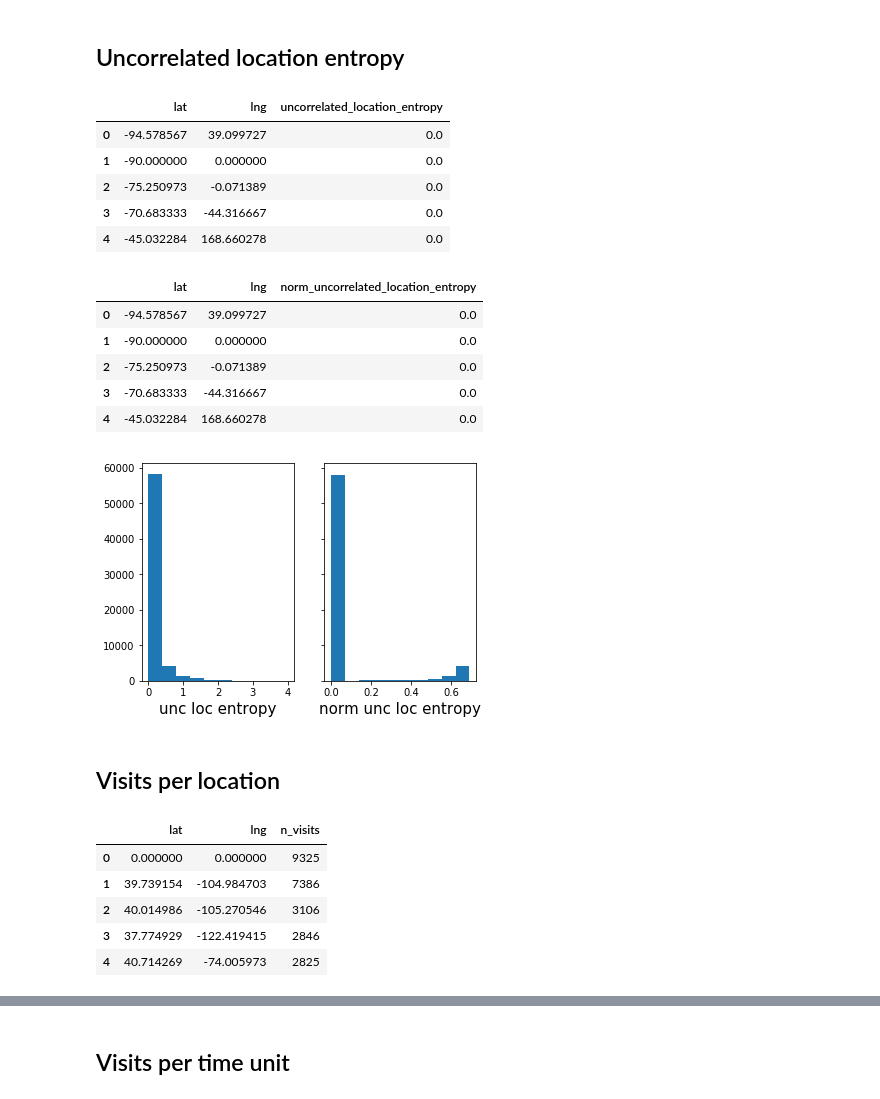
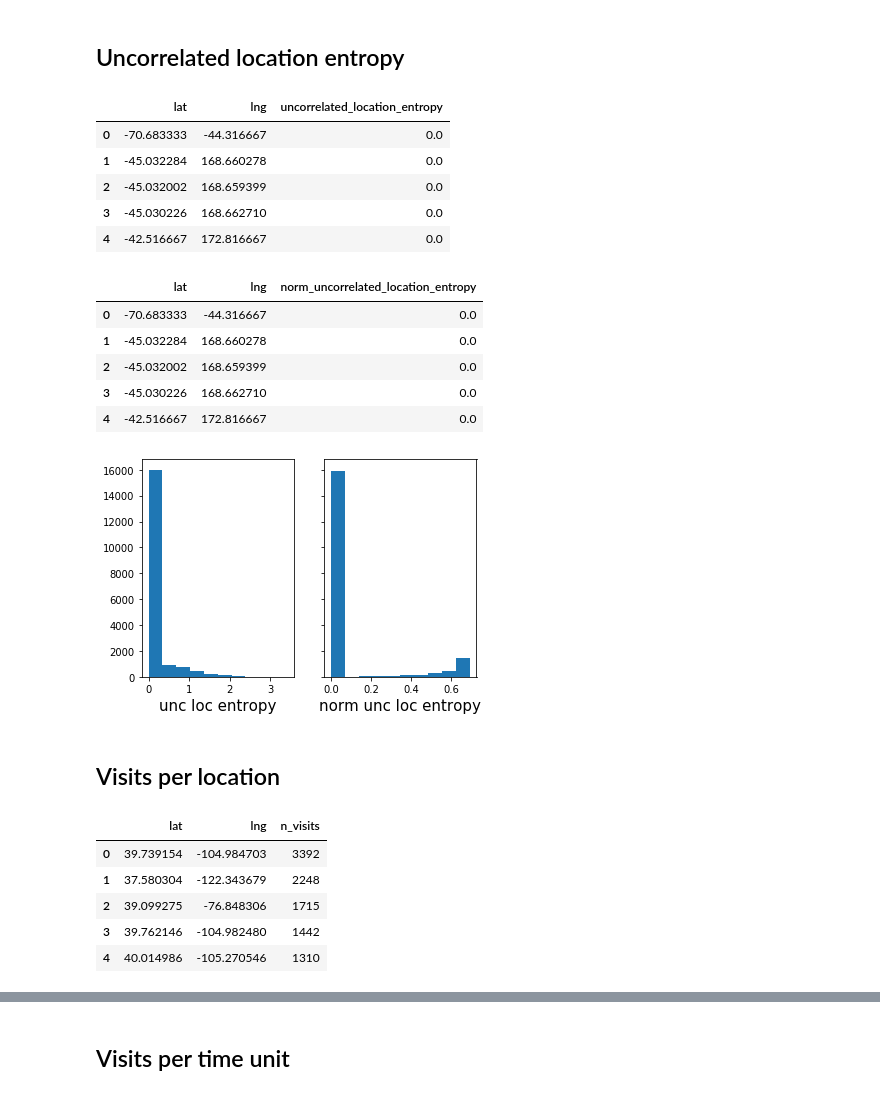
Before and after one commit to scikit-mobility/scikit-mobility, a Jupyter notebook: tutorial/2_measures_skmob_tutorial.ipynb, the cells around one changed output, grey strips where cells are left out. Cells and saved outputs as stored; diff of their text form; code cells hidden in the pictures.

```diff
--- a/tutorial/2_measures_skmob_tutorial.ipynb
+++ b/tutorial/2_measures_skmob_tutorial.ipynb
@@ -39,0 +25,14 @@ tdf.head()
+# %%
+# we download the dataset into a pandas DataFrame
+url = "https://snap.stanford.edu/data/loc-brightkite_totalCheckins.txt.gz"
+df = pd.read_csv(url, sep='\t', header=0, nrows=100000,
+                 names=['user', 'check-in_time',
+                        "latitude", "longitude",
+                        "location id"])
+
+# We then convert the pandas DataFrame into an skmob TrajDataFrame
+tdf = skmob.TrajDataFrame(df, latitude='latitude',
+                          longitude='longitude',
+                          datetime='check-in_time',
+                          user_id='user')
+tdf.head()
@@ -48,3 +51,0 @@ To speed up computations we select just 1000 users
-# %%
-tdf = tdf[tdf.uid < 1000]
-len(tdf)
@@ -382,25 +362,25 @@ m
 # %%
 from skmob.measures.collective import uncorrelated_location_entropy
 # %%
-ule_df = uncorrelated_location_entropy(tdf)
+ule_df = uncorrelated_location_entropy(tdf, show_progress=False)
 ule_df.head()
 # %% [output]
 |  | lat | lng | uncorrelated_location_entropy |
-| 0 | -94.578567 | 39.099727 | 0.0 |
-| 1 | -90.000000 | 0.000000 | 0.0 |
-| 2 | -75.250973 | -0.071389 | 0.0 |
-| 3 | -70.683333 | -44.316667 | 0.0 |
-| 4 | -45.032284 | 168.660278 | 0.0 |
+| 0 | -70.683333 | -44.316667 | 0.0 |
+| 1 | -45.032284 | 168.660278 | 0.0 |
+| 2 | -45.032002 | 168.659399 | 0.0 |
+| 3 | -45.030226 | 168.662710 | 0.0 |
+| 4 | -42.516667 | 172.816667 | 0.0 |
 # %%
 nule_df = uncorrelated_location_entropy(tdf, normalize=True)
 nule_df.head()
 # %% [output]
 |  | lat | lng | norm_uncorrelated_location_entropy |
-| 0 | -94.578567 | 39.099727 | 0.0 |
-| 1 | -90.000000 | 0.000000 | 0.0 |
-| 2 | -75.250973 | -0.071389 | 0.0 |
-| 3 | -70.683333 | -44.316667 | 0.0 |
-| 4 | -45.032284 | 168.660278 | 0.0 |
+| 0 | -70.683333 | -44.316667 | 0.0 |
+| 1 | -45.032284 | 168.660278 | 0.0 |
+| 2 | -45.032002 | 168.659399 | 0.0 |
+| 3 | -45.030226 | 168.662710 | 0.0 |
+| 4 | -42.516667 | 172.816667 | 0.0 |
 # %%
 fig, (ax1, ax2) = plt.subplots(1, 2, sharey=True)
 
@@ -412,7 +392,7 @@ ax2.set_xlabel('norm unc loc entropy', fontsize=15)
 
 plt.show()
 # %% [output]
-[figure, old version]
+[figure, new version]
 # %% [markdown]
 ## Visits per location
 # %%
@@ -422,11 +402,11 @@ vpl_df = visits_per_location(tdf)
 vpl_df.head()
 # %% [output]
 |  | lat | lng | n_visits |
-| 0 | 0.000000 | 0.000000 | 9325 |
-| 1 | 39.739154 | -104.984703 | 7386 |
-| 2 | 40.014986 | -105.270546 | 3106 |
-| 3 | 37.774929 | -122.419415 | 2846 |
-| 4 | 40.714269 | -74.005973 | 2825 |
+| 0 | 39.739154 | -104.984703 | 3392 |
+| 1 | 37.580304 | -122.343679 | 2248 |
+| 2 | 39.099275 | -76.848306 | 1715 |
+| 3 | 39.762146 | -104.982480 | 1442 |
+| 4 | 40.014986 | -105.270546 | 1310 |
 # %%
 fig = plt.figure(figsize=(6, 6))
 x, y = zip(*lbpdf(1.5, list(vpl_df.n_visits)))
```
Also changed, not shown: parts of 33 cells of this notebook.
